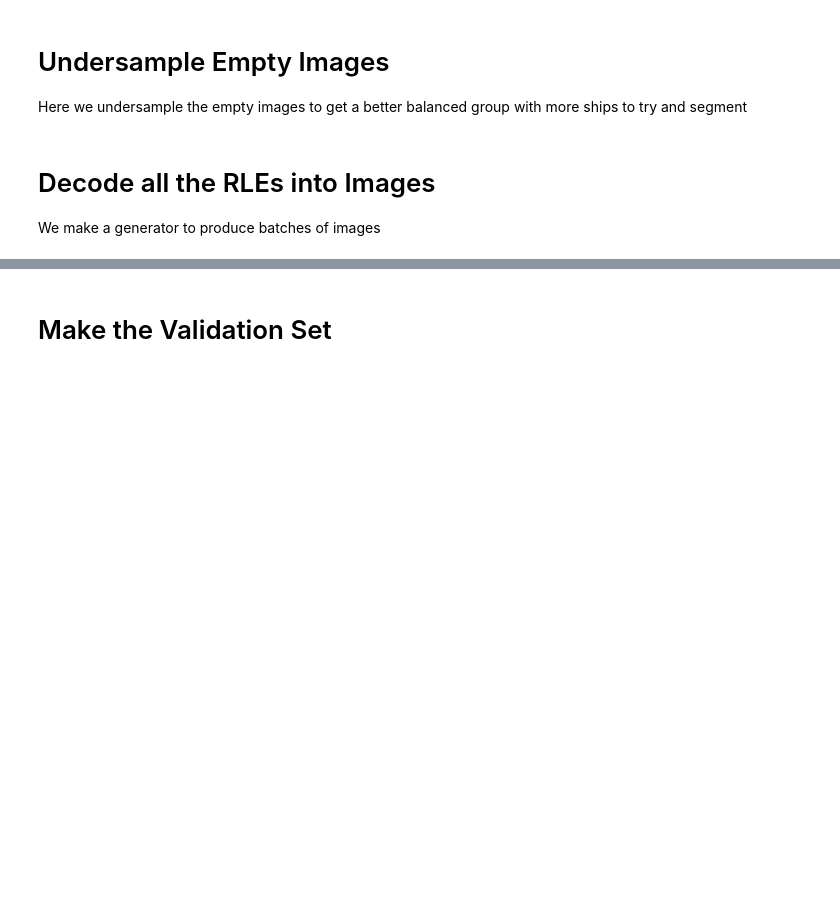
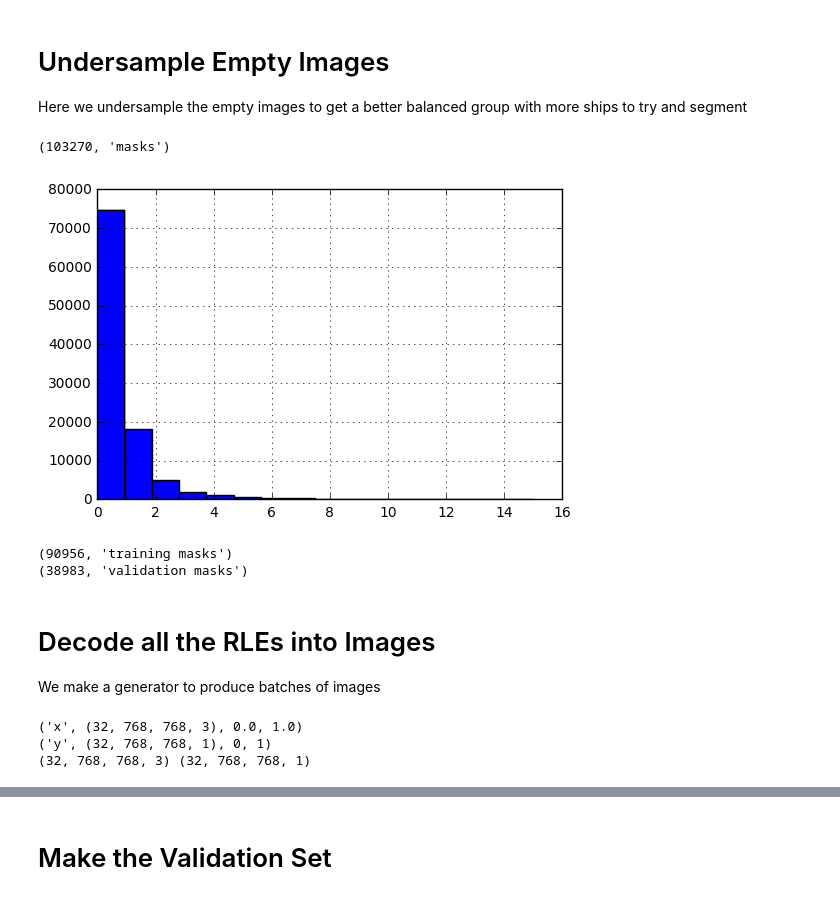
Before and after one commit to cgpadwick/airbus_ships, a Jupyter notebook: src/newkernel.ipynb, the cells around one changed output, grey strips where cells are left out. Drawn from its saved outputs; the diff is of its cells as text; code cells hidden in the pictures; blank space fills up the shorter version.

```diff
--- a/src/newkernel.ipynb
+++ b/src/newkernel.ipynb
@@ -153,10 +179,13 @@ unique_img_ids['ships'].hist(bins=unique_img_ids['ships'].max())
 # Undersample Empty Images
 Here we undersample the empty images to get a better balanced group with more ships to try and segment
 # %%
-SAMPLES_PER_GROUP = 2000
+SAMPLES_PER_GROUP = 100000
 balanced_train_df = unique_img_ids.groupby('ships').apply(lambda x: x.sample(SAMPLES_PER_GROUP) if len(x) > SAMPLES_PER_GROUP else x)
 balanced_train_df['ships'].hist(bins=balanced_train_df['ships'].max()+1)
 print(balanced_train_df.shape[0], 'masks')
+# %% [output]
+(103270, 'masks')
+[figure, added]
 # %%
 from sklearn.model_selection import train_test_split
 train_ids, valid_ids = train_test_split(balanced_train_df,
@@ -166,6 +195,9 @@ train_df = pd.merge(masks, train_ids)
 valid_df = pd.merge(masks, valid_ids)
 print(train_df.shape[0], 'training masks')
 print(valid_df.shape[0], 'validation masks')
+# %% [output]
+(90956, 'training masks')
+(38983, 'validation masks')
 # %% [markdown]
 # Decode all the RLEs into Images
 We make a generator to produce batches of images
@@ -193,4 +225,9 @@ train_gen = make_image_gen(train_df)
 train_x, train_y = next(train_gen)
 print('x', train_x.shape, train_x.min(), train_x.max())
 print('y', train_y.shape, train_y.min(), train_y.max())
+print train_x.shape, train_y.shape
+# %% [output]
+('x', (32, 768, 768, 3), 0.0, 1.0)
+('y', (32, 768, 768, 1), 0, 1)
+(32, 768, 768, 3) (32, 768, 768, 1)
 # %%
```
Also changed, not shown: parts of 18 cells of this notebook, 1 other file.
